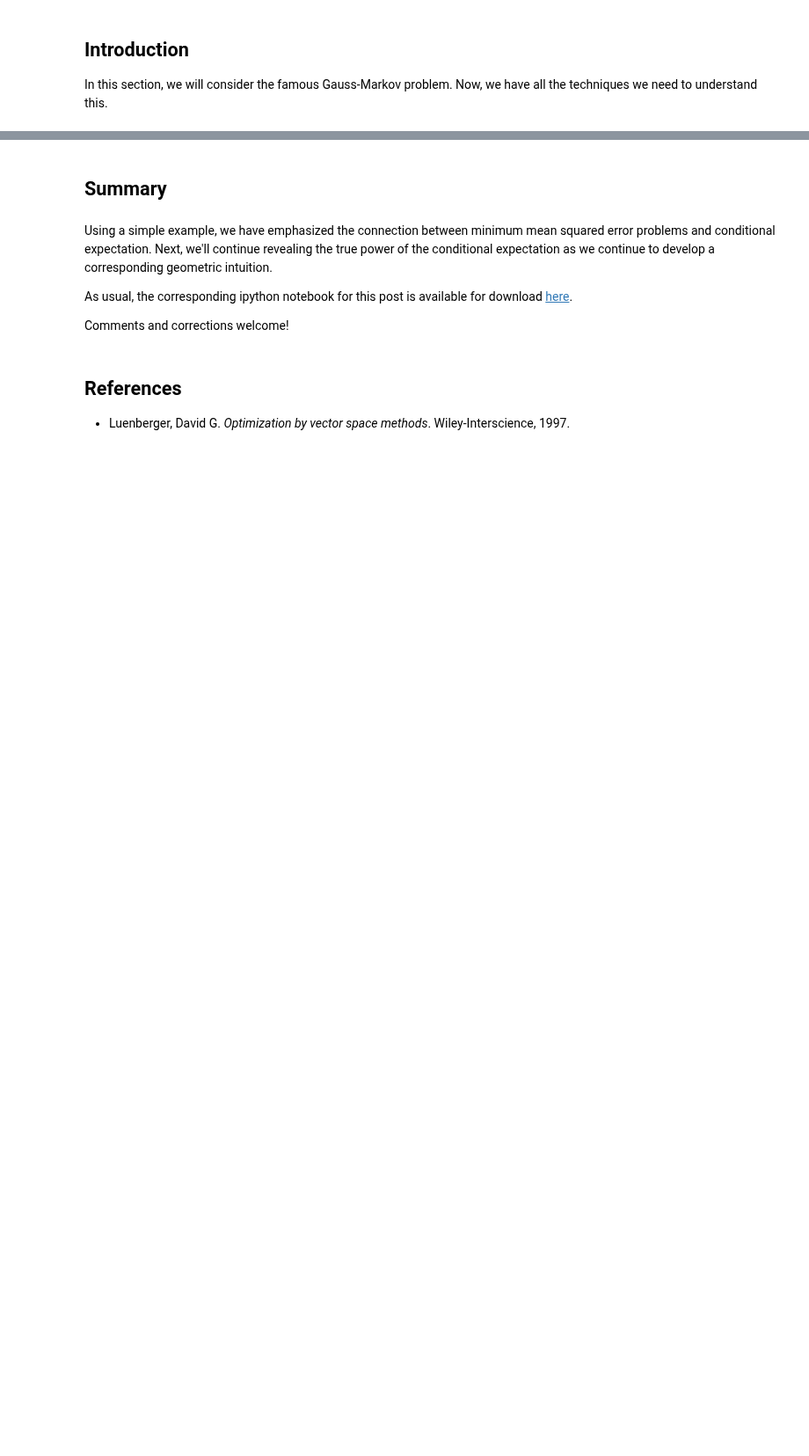
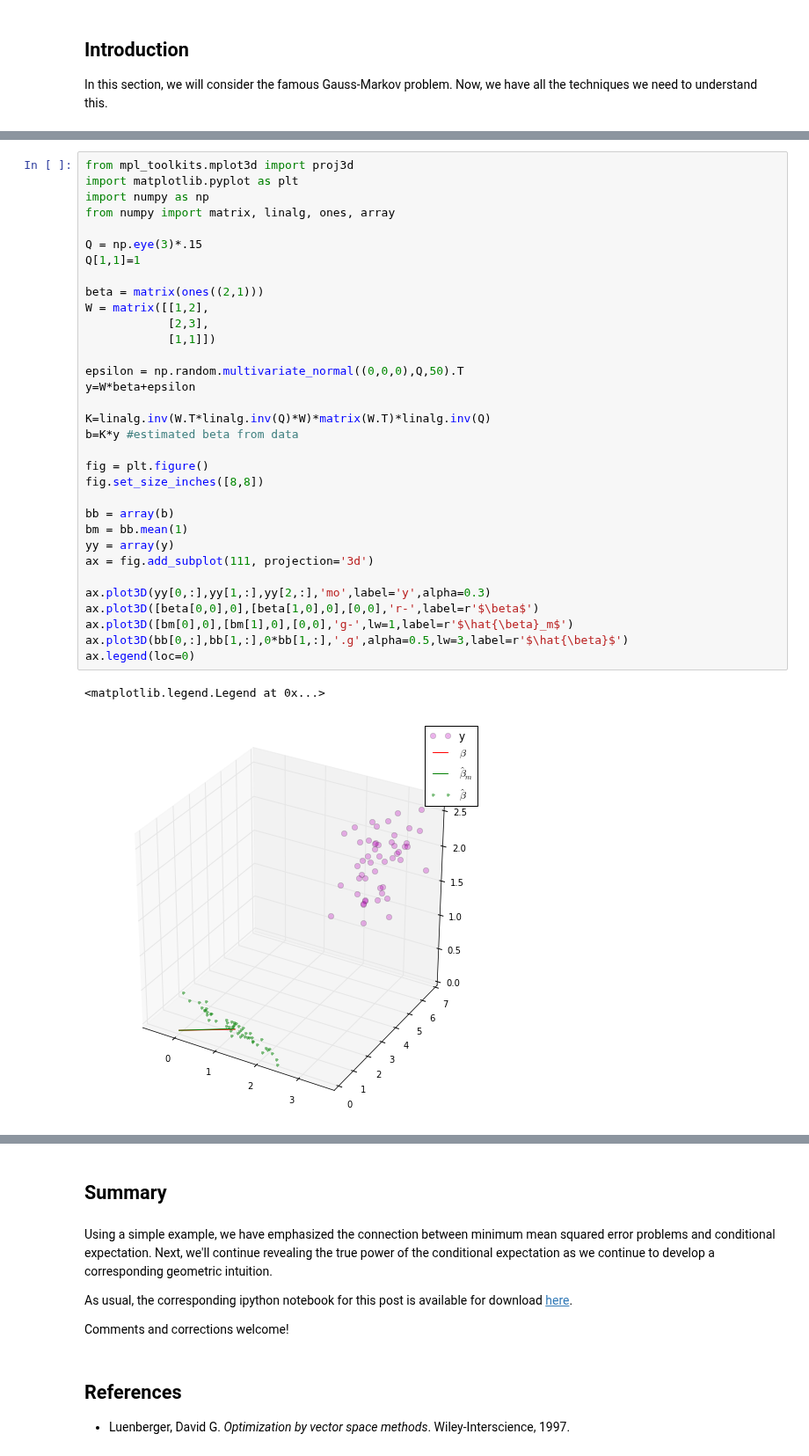
Before and after one commit to unpingco/Python-for-Signal-Processing, a Jupyter notebook: Gauss_Markov.ipynb, the cells around one changed output, grey strips where cells are left out. Shown at 88% size. Drawn from its saved outputs; the diff is of its cells as text; blank space fills up the shorter version.

Commit message:
gauss markov 3d plots example

```diff
--- a/Gauss_Markov.ipynb
+++ b/Gauss_Markov.ipynb
@@ -54,2 +54,38 @@ $$ \mathbf{K}  = \mathbf{Q}^{-1} \mathbf{W}(\mathbf{W}^T \mathbf{Q^{-1} W})^{-1}
 
 It's easy when you have all of the concepts lined up!
+# %%
+from mpl_toolkits.mplot3d import proj3d
+import matplotlib.pyplot as plt
+import numpy as np
+from numpy import matrix, linalg, ones, array
+
+Q = np.eye(3)*.15
+Q[1,1]=1
+
+beta = matrix(ones((2,1)))
+W = matrix([[1,2],
+            [2,3],
+            [1,1]])
+
+epsilon = np.random.multivariate_normal((0,0,0),Q,50).T
+y=W*beta+epsilon
+
+K=linalg.inv(W.T*linalg.inv(Q)*W)*matrix(W.T)*linalg.inv(Q)
+b=K*y #estimated beta from data
+
+fig = plt.figure()
+fig.set_size_inches([8,8])
+
+bb = array(b)
+bm = bb.mean(1)
+yy = array(y)
+ax = fig.add_subplot(111, projection='3d')
+
+ax.plot3D(yy[0,:],yy[1,:],yy[2,:],'mo',label='y',alpha=0.3)
+ax.plot3D([beta[0,0],0],[beta[1,0],0],[0,0],'r-',label=r'$\beta$')
+ax.plot3D([bm[0],0],[bm[1],0],[0,0],'g-',lw=1,label=r'$\hat{\beta}_m$')
+ax.plot3D(bb[0,:],bb[1,:],0*bb[1,:],'.g',alpha=0.5,lw=3,label=r'$\hat{\beta}$')
+ax.legend(loc=0)
+# %% [output]
+<matplotlib.legend.Legend at 0x...>
+[figure, added]
```
Also changed, not shown: parts of 3 cells of this notebook.
